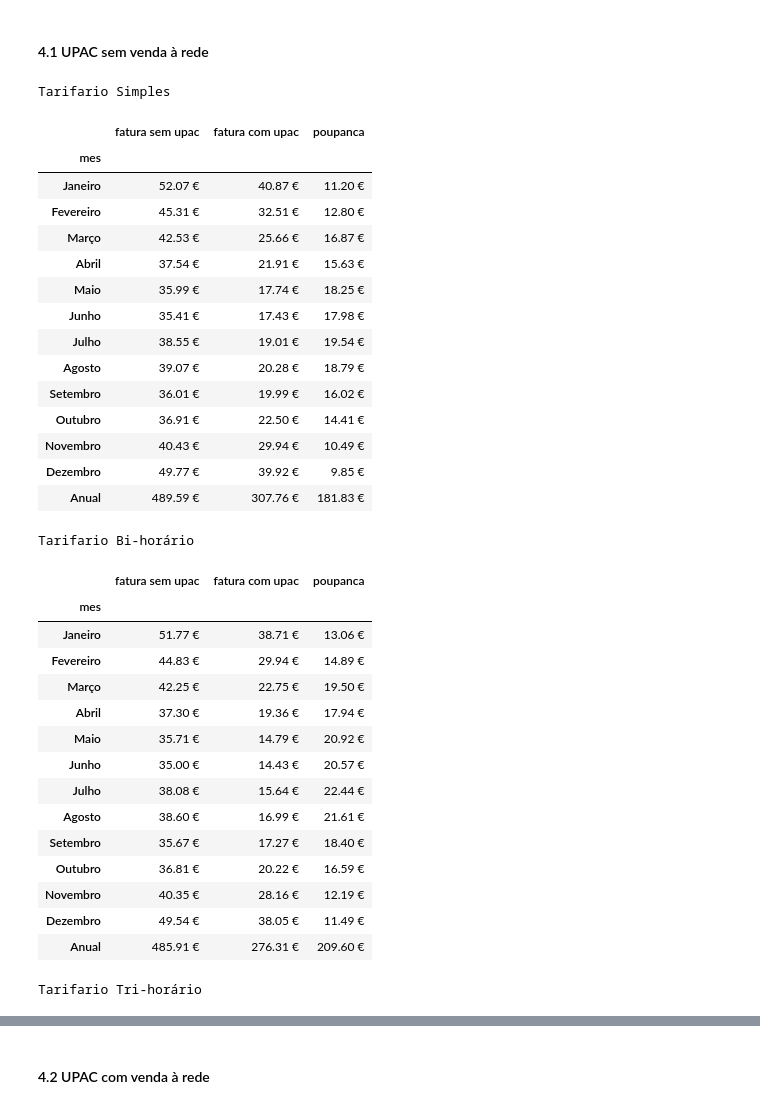
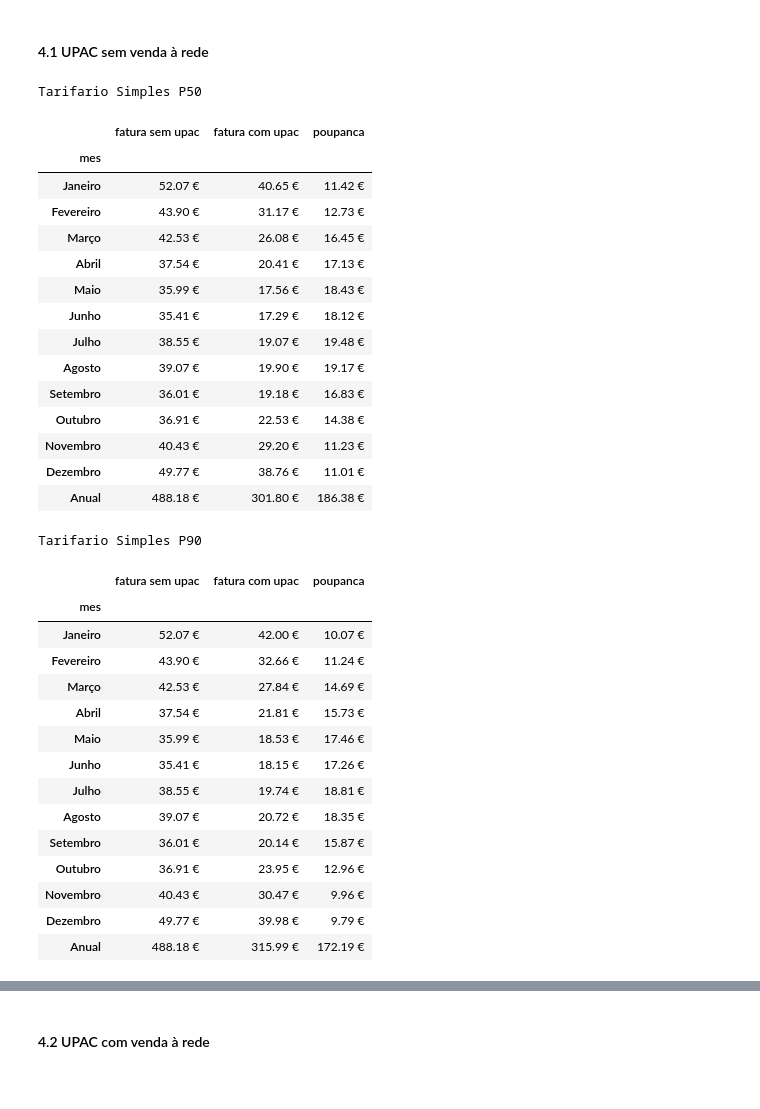
Before and after one commit to mig-l-f/ao-sol, a Jupyter notebook: templates/Analise UPAC com bateria.ipynb, the cells around one changed output, grey strips where cells are left out. Drawn from its saved outputs; the diff is of its cells as text; code cells hidden in the pictures.

```diff
--- a/templates/Analise UPAC com bateria.ipynb
+++ b/templates/Analise UPAC com bateria.ipynb
@@ -45,7 +45,8 @@ fich_perfil_eredes = r"./consumo/perfis_eredes/E-REDES_Perfil_Consumo_2023.csv"
 capacidade_instalada = 0.6 # em kW
 ano_producao = 2023 # converter as datas de producao para este ano
 # Opcoes API PVGIS
-ano_pvgis_db = 2020 # ultimo ano disponivel PVGIS-SARAH2 na V5.2
+inicio_ano_pvgis = 2005
+fim_ano_pvgis = 2020 # PVGIS-SARAH2 na V5.2 (2005-2020)
 lat = 38.716
 lon = -9.148
 inclinacao = 30
@@ -123,8 +124,8 @@ Consumo anual = 2400.0 kWh
 
 Produção estimada através do PV GIS
 # %%
-producao = pvgis.get_pvgis_hourly(lat, lon, ano_pvgis_db, ano_pvgis_db, surface_tilt=inclinacao, surface_azimuth=azimute, peakpower=capacidade_instalada, loss=perdas)
-producao = seriesprod.converter_pvgis_data(producao, ano_producao)
+producao = pvgis.get_pvgis_hourly(lat, lon, inicio_ano_pvgis, fim_ano_pvgis, surface_tilt=inclinacao, surface_azimuth=azimute, peakpower=capacidade_instalada, loss=perdas)
+producao = seriesprod.converter_pvgis_multiyear_ts(producao, ano_producao)
 # %%
 producao_mensal = producao.resample('M').sum()
 
@@ -145,9 +152,10 @@ energia_armaz = []
 
 if analise_com_bateria:
     bat = bateria.bateria(capacidade_bat, soc_min, soc_max)
+    bat_p90 = bateria.bateria(capacidade_bat, soc_min, soc_max)
 
     # data frames com armazenamento
     energia_armaz = consumo['consumo'].to_frame('consumo')
     energia_armaz = energia_armaz.join(producao, how="outer")
 
-    energia_armaz = ae.analisa_upac_com_armazenamento(energia_armaz, bat)
+    energia_armaz = ae.analisa_upac_com_armazenamento(energia_armaz, bat, True, bat_p90)
@@ -191,46 +201,42 @@ Custos mensais por tipo tarifario.
 # %%
 if analise_com_bateria:
     # custos tarifario simples
-    mensal_simples = af.analise_poupanca_anual_fatura(energia_armaz, ape.Tarifario.Simples, precos_energia, False)
-    simples_styler = mensal_simples.style.format("{:.2f} €").set_caption('Tarifario Simples').set_table_attributes("style='display:inline'")
+    mensal_simples = af.analise_poupanca_anual_fatura(energia_armaz, ape.Tarifario.Simples, precos_energia, False, ['consumo', 'consumo_rede'])
+    simples_styler = mensal_simples.style.format("{:.2f} €").set_caption('Tarifario Simples P50').set_table_attributes("style='display:inline'")
 
-    mensal_bihorario = af.analise_poupanca_anual_fatura(energia_armaz, ape.Tarifario.Bihorario, precos_energia, False)
-    bihorario_styler = mensal_bihorario.style.format("{:.2f} €").set_caption('Tarifario Bi-horário').set_table_attributes("style='display:inline'")
-
-    mensal_trihorario = af.analise_poupanca_anual_fatura(energia_armaz, ape.Tarifario.Trihorario, precos_energia, False, ano_tarifario)
-    trihorario_style = mensal_trihorario.style.format("{:.2f} €").set_caption('Tarifario Tri-horário').set_table_attributes("style='display:inline'")
-    display_html(simples_styler._repr_html_() + bihorario_styler._repr_html_() + trihorario_style._repr_html_(), raw=True)
+    mensal_simples_p90 = af.analise_poupanca_anual_fatura(energia_armaz, ape.Tarifario.Simples, precos_energia, False, ['consumo', 'consumo_rede_p90'])
+    simples_styler_p90 = mensal_simples_p90.style.format("{:.2f} €").set_caption('Tarifario Simples P90').set_table_attributes("style='display:inline'")
+    display_html(simples_styler._repr_html_() + simples_styler_p90._repr_html_(), raw=True)
 # %% [output]
-Tarifario Simples
+Tarifario Simples P50
 |  | fatura sem upac | fatura com upac | poupanca |
 | mes |  |  |  |
-| Janeiro | 52.07 € | 40.87 € | 11.20 € |
-| Fevereiro | 45.31 € | 32.51 € | 12.80 € |
-| Março | 42.53 € | 25.66 € | 16.87 € |
-| Abril | 37.54 € | 21.91 € | 15.63 € |
-| Maio | 35.99 € | 17.74 € | 18.25 € |
-| Junho | 35.41 € | 17.43 € | 17.98 € |
-| Julho | 38.55 € | 19.01 € | 19.54 € |
-| Agosto | 39.07 € | 20.28 € | 18.79 € |
-| Setembro | 36.01 € | 19.99 € | 16.02 € |
-| Outubro | 36.91 € | 22.50 € | 14.41 € |
-| Novembro | 40.43 € | 29.94 € | 10.49 € |
-| Dezembro | 49.77 € | 39.92 € | 9.85 € |
-| Anual | 489.59 € | 307.76 € | 181.83 € |
+| Janeiro | 52.07 € | 40.65 € | 11.42 € |
+| Fevereiro | 43.90 € | 31.17 € | 12.73 € |
+| Março | 42.53 € | 26.08 € | 16.45 € |
+| Abril | 37.54 € | 20.41 € | 17.13 € |
+| Maio | 35.99 € | 17.56 € | 18.43 € |
+| Junho | 35.41 € | 17.29 € | 18.12 € |
+| Julho | 38.55 € | 19.07 € | 19.48 € |
+| Agosto | 39.07 € | 19.90 € | 19.17 € |
+| Setembro | 36.01 € | 19.18 € | 16.83 € |
+| Outubro | 36.91 € | 22.53 € | 14.38 € |
+| Novembro | 40.43 € | 29.20 € | 11.23 € |
+| Dezembro | 49.77 € | 38.76 € | 11.01 € |
+| Anual | 488.18 € | 301.80 € | 186.38 € |
-Tarifario Bi-horário
+Tarifario Simples P90
 |  | fatura sem upac | fatura com upac | poupanca |
 | mes |  |  |  |
-| Janeiro | 51.77 € | 38.71 € | 13.06 € |
-| Fevereiro | 44.83 € | 29.94 € | 14.89 € |
-| Março | 42.25 € | 22.75 € | 19.50 € |
-| Abril | 37.30 € | 19.36 € | 17.94 € |
-| Maio | 35.71 € | 14.79 € | 20.92 € |
-| Junho | 35.00 € | 14.43 € | 20.57 € |
-| Julho | 38.08 € | 15.64 € | 22.44 € |
-| Agosto | 38.60 € | 16.99 € | 21.61 € |
-| Setembro | 35.67 € | 17.27 € | 18.40 € |
-| Outubro | 36.81 € | 20.22 € | 16.59 € |
-| Novembro | 40.35 € | 28.16 € | 12.19 € |
-| Dezembro | 49.54 € | 38.05 € | 11.49 € |
-| Anual | 485.91 € | 276.31 € | 209.60 € |
+| Janeiro | 52.07 € | 42.00 € | 10.07 € |
+| Fevereiro | 43.90 € | 32.66 € | 11.24 € |
+| Março | 42.53 € | 27.84 € | 14.69 € |
+| Abril | 37.54 € | 21.81 € | 15.73 € |
+| Maio | 35.99 € | 18.53 € | 17.46 € |
+| Junho | 35.41 € | 18.15 € | 17.26 € |
+| Julho | 38.55 € | 19.74 € | 18.81 € |
+| Agosto | 39.07 € | 20.72 € | 18.35 € |
+| Setembro | 36.01 € | 20.14 € | 15.87 € |
+| Outubro | 36.91 € | 23.95 € | 12.96 € |
+| Novembro | 40.43 € | 30.47 € | 9.96 € |
+| Dezembro | 49.77 € | 39.98 € | 9.79 € |
+| Anual | 488.18 € | 315.99 € | 172.19 € |
-Tarifario Tri-horário
```
Also changed, not shown: parts of 14 cells of this notebook, 8 other files.
